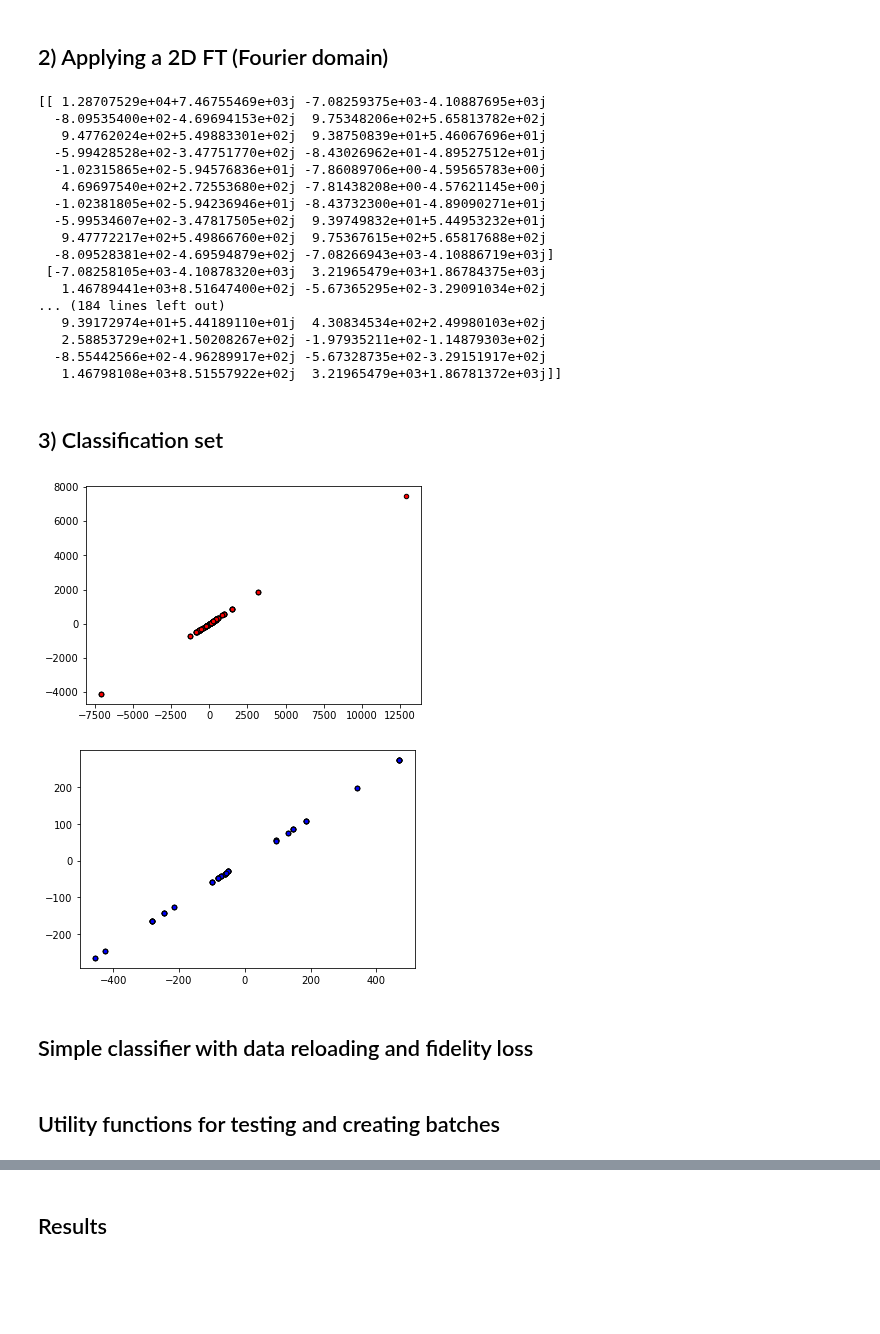
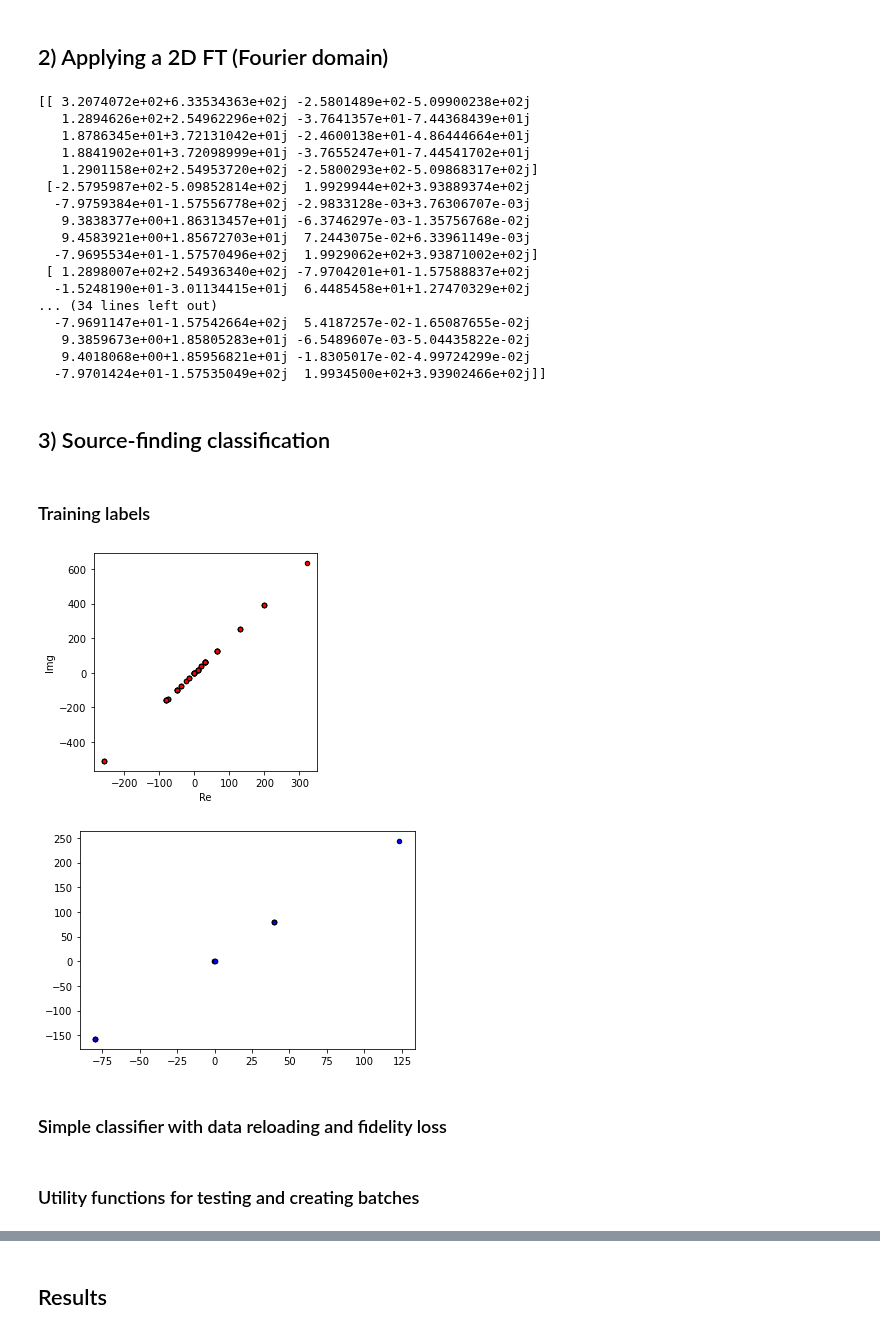
Before and after one commit to QuantumRadioAstronomy/visibility_repr, a Jupyter notebook: Data-reuploading.ipynb, the cells around one changed output, grey strips where cells are left out. Saved outputs shown, nothing was run; the diff lists cells and outputs as text; code cells hidden in the pictures; blank space fills up the shorter version.

```diff
--- a/Data-reuploading.ipynb
+++ b/Data-reuploading.ipynb
@@ -12,13 +12,13 @@ from pennylane.optimize import AdamOptimizer, GradientDescentOptimizer
 #pixels are set to low complex random values (image background/noise)
 #few pixels are set to larger complex random values in a specified ellipse area (image source/subject)
 
-n = 20
+n = 10
 noise = np.zeros((n, n), dtype='complex64')
 noise.real = np.random.rand(n , n) / 100
 noise.imag = np.random.rand(n , n) / 100
 
 h, w = noise.shape
-mask = circular_mask(h, w, radius=h/3)
+mask = circular_mask(h, w, radius=h/5)
 sky_image = noise.copy()
 sky_image[mask] = complex(np.random.rand() * 100, np.random.rand() * 100)
 print(sky_image)
@@ -53,37 +53,30 @@ plt.colorbar()
 visibilities = np.fft.fft2(sky_image).astype('complex64')
 print(visibilities)
 # %% [output]
-[[ 1.28707529e+04+7.46755469e+03j -7.08259375e+03-4.10887695e+03j
-  -8.09535400e+02-4.69694153e+02j  9.75348206e+02+5.65813782e+02j
-   9.47762024e+02+5.49883301e+02j  9.38750839e+01+5.46067696e+01j
-  -5.99428528e+02-3.47751770e+02j -8.43026962e+01-4.89527512e+01j
-  -1.02315865e+02-5.94576836e+01j -7.86089706e+00-4.59565783e+00j
-   4.69697540e+02+2.72553680e+02j -7.81438208e+00-4.57621145e+00j
-  -1.02381805e+02-5.94236946e+01j -8.43732300e+01-4.89090271e+01j
-  -5.99534607e+02-3.47817505e+02j  9.39749832e+01+5.44953232e+01j
-   9.47772217e+02+5.49866760e+02j  9.75367615e+02+5.65817688e+02j
-  -8.09528381e+02-4.69594879e+02j -7.08266943e+03-4.10886719e+03j]
- [-7.08258105e+03-4.10878320e+03j  3.21965479e+03+1.86784375e+03j
-   1.46789441e+03+8.51647400e+02j -5.67365295e+02-3.29091034e+02j
-... (184 lines left out)
-   9.39172974e+01+5.44189110e+01j  4.30834534e+02+2.49980103e+02j
-   2.58853729e+02+1.50208267e+02j -1.97935211e+02-1.14879303e+02j
-  -8.55442566e+02-4.96289917e+02j -5.67328735e+02-3.29151917e+02j
-   1.46798108e+03+8.51557922e+02j  3.21965479e+03+1.86781372e+03j]]
+[[ 3.2074072e+02+6.33534363e+02j -2.5801489e+02-5.09900238e+02j
+   1.2894626e+02+2.54962296e+02j -3.7641357e+01-7.44368439e+01j
+   1.8786345e+01+3.72131042e+01j -2.4600138e+01-4.86444664e+01j
+   1.8841902e+01+3.72098999e+01j -3.7655247e+01-7.44541702e+01j
+   1.2901158e+02+2.54953720e+02j -2.5800293e+02-5.09868317e+02j]
+ [-2.5795987e+02-5.09852814e+02j  1.9929944e+02+3.93889374e+02j
+  -7.9759384e+01-1.57556778e+02j -2.9833128e-03+3.76306707e-03j
+   9.3838377e+00+1.86313457e+01j -6.3746297e-03-1.35756768e-02j
+   9.4583921e+00+1.85672703e+01j  7.2443075e-02+6.33961149e-03j
+  -7.9695534e+01-1.57570496e+02j  1.9929062e+02+3.93871002e+02j]
+ [ 1.2898007e+02+2.54936340e+02j -7.9704201e+01-1.57588837e+02j
+  -1.5248190e+01-3.01134415e+01j  6.4485458e+01+1.27470329e+02j
+... (34 lines left out)
+  -7.9691147e+01-1.57542664e+02j  5.4187257e-02-1.65087655e-02j
+   9.3859673e+00+1.85805283e+01j -6.5489607e-03-5.04435822e-02j
+   9.4018068e+00+1.85956821e+01j -1.8305017e-02-4.99724299e-02j
+  -7.9701424e+01-1.57535049e+02j  1.9934500e+02+3.93902466e+02j]]
 # %% [markdown]
-## 3) Classification set
+## 3) Source-finding classification
+# %% [markdown]
+### Training labels
 # %%
 def labels(data, mask):
-    """
-    Generates labels 1/0 of a given vector of complex points.
 
-    Args:
-        data (complex): data points
-
-    Returns:
-        Xvals (array[tuple]): coordinates of points
-        yvals (array[int]): classification labels
-    """
     Xvals, yvals = [], []
 
     for i in range(mask.shape[0]):
@@ -98,53 +91,39 @@ def labels(data, mask):
 
     return pnp.array(Xvals, requires_grad=False), pnp.array(yvals, requires_grad=False)
 
 
 def plot_data(x, y, fig=None, ax=None):
-    """
-    Plot data with red/blue values for a binary classification.
-
-    Args:
-        x (array[tuple]): array of data points as tuples
-        y (array[int]): array of data points as tuples
-    """
 
     reds = y == 0
     blues = y == 1
     plt.scatter(x[reds, 0], x[reds, 1], c="red", s=20, edgecolor="k")
     ax.set_xlabel("Re")
     ax.set_ylabel("Img")
     plt.show()
 
     plt.scatter(x[blues, 0], x[blues, 1], c="blue", s=20, edgecolor="k")
     plt.show()
 
+
 Xdata, ydata = labels(visibilities, mask)
-#fig, ax = plt.subplots(1, 1, figsize=(4, 4))
+fig, ax = plt.subplots(1, 1, figsize=(4, 4))
 plot_data(Xdata, ydata, fig=fig, ax=ax)
-#plt.show()
 
 
 # Define output labels as quantum state vectors
 def density_matrix(state):
-    """Calculates the density matrix representation of a state.
 
-    Args:
-        state (array[complex]): array representing a quantum state vector
-
-    Returns:
-        dm: (array[complex]): array representing the density matrix
-    """
     return state * pnp.conj(state).T
 
 
 label_0 = [[1], [0]]
 label_1 = [[0], [1]]
 state_labels = pnp.array([label_0, label_1], requires_grad=False)
 # %% [output]
-[figure, old version]
+[figure, new version]
-[figure, old version]
+[figure, new version]
 # %% [markdown]
-## Simple classifier with data reloading and fidelity loss
+### Simple classifier with data reloading and fidelity loss
 # %%
 dev = qml.device("default.qubit", wires=1)
 # Install any pennylane-plugin to run on some particular backend
@@ -190,7 +169,7 @@ def cost(params, x, y, state_labels=None):
         loss = loss + (1 - f) ** 2
     return loss / len(x)
 # %% [markdown]
-## Utility functions for testing and creating batches
+### Utility functions for testing and creating batches
 # %%
 def test(params, x, y, state_labels=None):
     """
```
Also changed, not shown: parts of 5 cells of this notebook.
